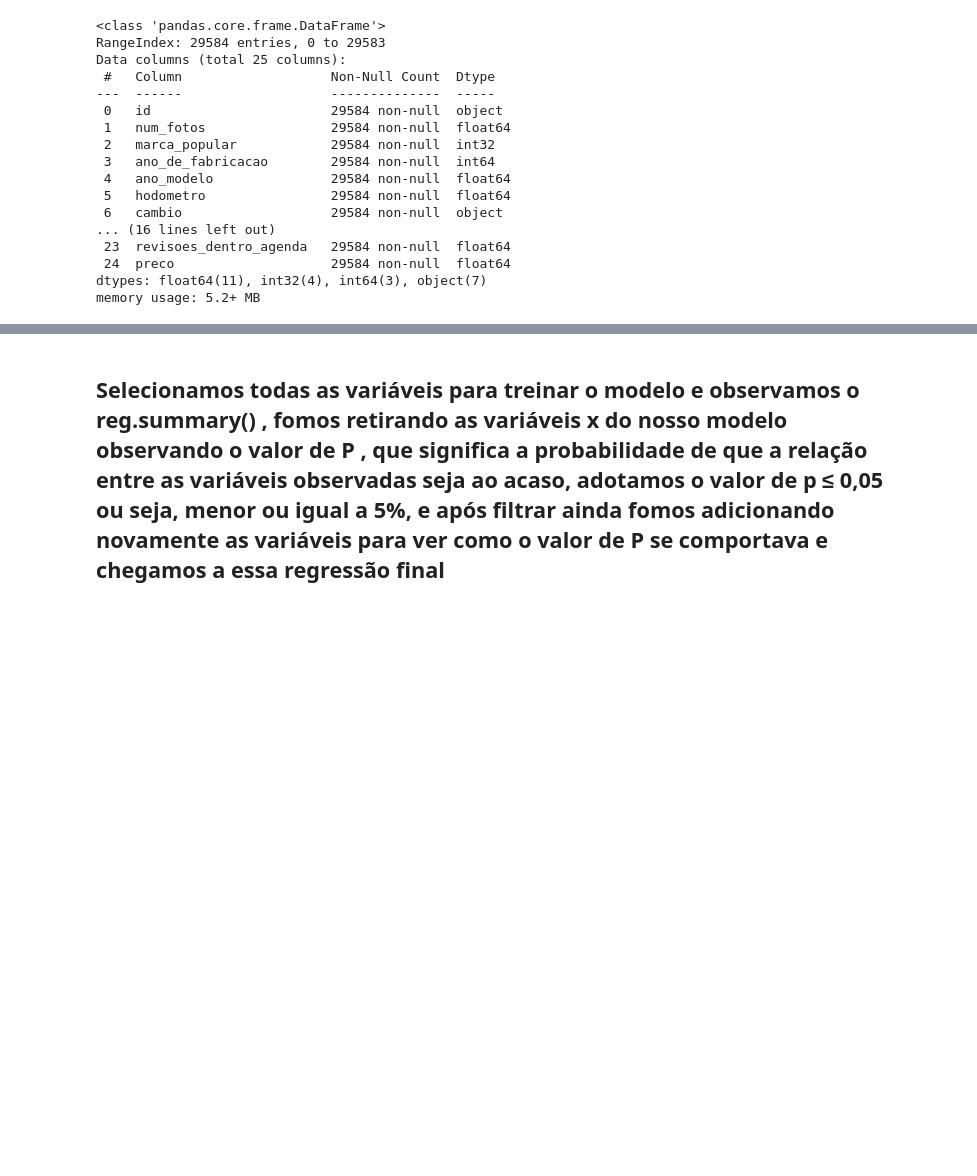
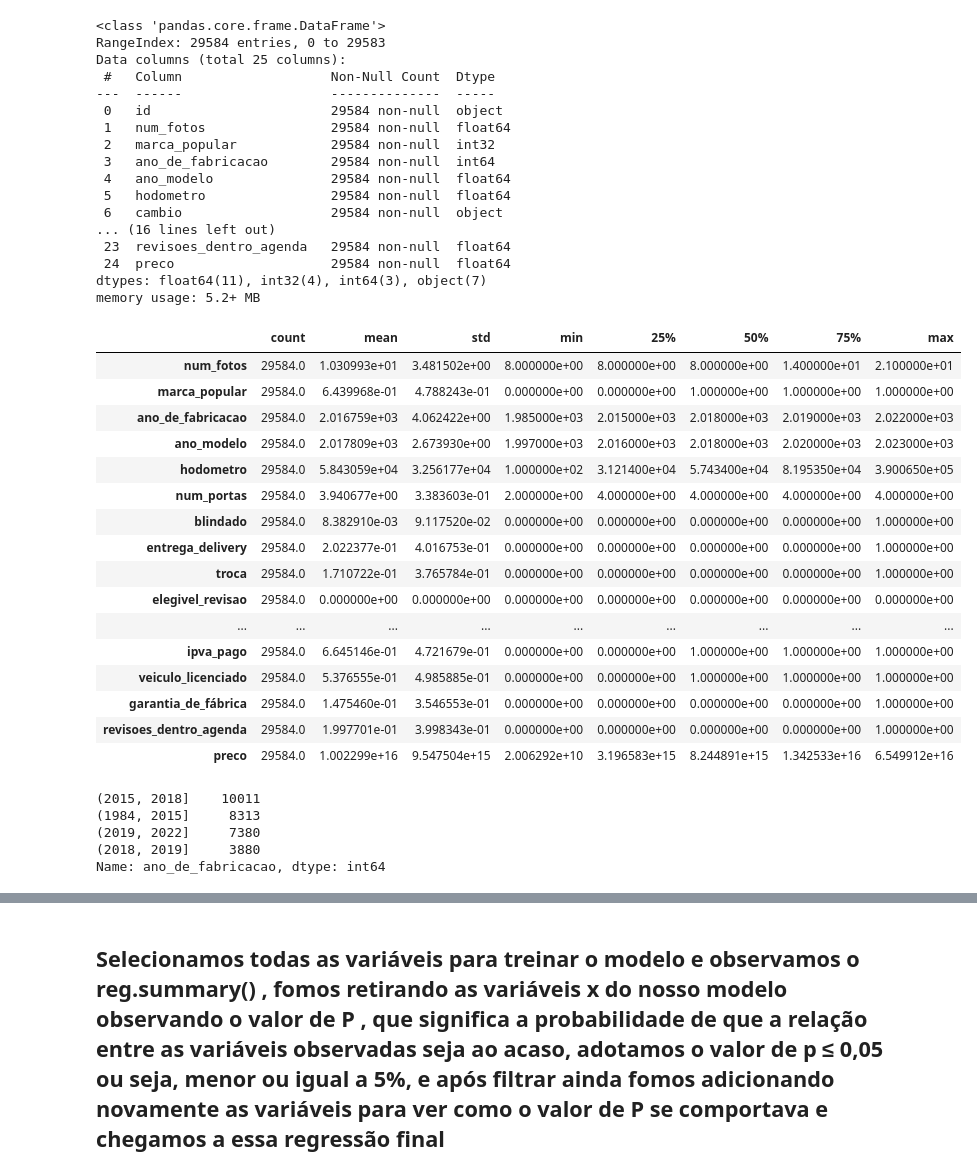
Before and after one commit to felipeeanjos/DESAFIO-CIENTISTA-DE-DADOS, a Jupyter notebook: LH_CD_FELIPE_DOS_ANJOS.ipynb, the cells around one changed output, grey strips where cells are left out. Saved outputs shown, nothing was run; the diff lists cells and outputs as text; code cells hidden in the pictures; blank space fills up the shorter version.

```diff
--- a/LH_CD_FELIPE_DOS_ANJOS.ipynb
+++ b/LH_CD_FELIPE_DOS_ANJOS.ipynb
@@ -525,3 +545,23 @@ Data columns (total 25 columns):
  24  preco                    29584 non-null  float64
 dtypes: float64(11), int32(4), int64(3), object(7)
 memory usage: 5.2+ MB
+# %%
+train_.describe().transpose()
+# %% [output]
+|  | count | mean | std | min | 25% | 50% | 75% | max |
+| num_fotos | 29584.0 | 1.030993e+01 | 3.481502e+00 | 8.000000e+00 | 8.000000e+00 | 8.000000e+00 | 1.400000e+01 | 2.100000e+01 |
+| marca_popular | 29584.0 | 6.439968e-01 | 4.788243e-01 | 0.000000e+00 | 0.000000e+00 | 1.000000e+00 | 1.000000e+00 | 1.000000e+00 |
+| ano_de_fabricacao | 29584.0 | 2.016759e+03 | 4.062422e+00 | 1.985000e+03 | 2.015000e+03 | 2.018000e+03 | 2.019000e+03 | 2.022000e+03 |
+| ano_modelo | 29584.0 | 2.017809e+03 | 2.673930e+00 | 1.997000e+03 | 2.016000e+03 | 2.018000e+03 | 2.020000e+03 | 2.023000e+03 |
+| hodometro | 29584.0 | 5.843059e+04 | 3.256177e+04 | 1.000000e+02 | 3.121400e+04 | 5.743400e+04 | 8.195350e+04 | 3.900650e+05 |
+| num_portas | 29584.0 | 3.940677e+00 | 3.383603e-01 | 2.000000e+00 | 4.000000e+00 | 4.000000e+00 | 4.000000e+00 | 4.000000e+00 |
+| blindado | 29584.0 | 8.382910e-03 | 9.117520e-02 | 0.000000e+00 | 0.000000e+00 | 0.000000e+00 | 0.000000e+00 | 1.000000e+00 |
+| entrega_delivery | 29584.0 | 2.022377e-01 | 4.016753e-01 | 0.000000e+00 | 0.000000e+00 | 0.000000e+00 | 0.000000e+00 | 1.000000e+00 |
+| troca | 29584.0 | 1.710722e-01 | 3.765784e-01 | 0.000000e+00 | 0.000000e+00 | 0.000000e+00 | 0.000000e+00 | 1.000000e+00 |
+| elegivel_revisao | 29584.0 | 0.000000e+00 | 0.000000e+00 | 0.000000e+00 | 0.000000e+00 | 0.000000e+00 | 0.000000e+00 | 0.000000e+00 |
+| ... | ... | ... | ... | ... | ... | ... | ... | ... |
+| ipva_pago | 29584.0 | 6.645146e-01 | 4.721679e-01 | 0.000000e+00 | 0.000000e+00 | 1.000000e+00 | 1.000000e+00 | 1.000000e+00 |
+| veiculo_licenciado | 29584.0 | 5.376555e-01 | 4.985885e-01 | 0.000000e+00 | 0.000000e+00 | 1.000000e+00 | 1.000000e+00 | 1.000000e+00 |
+| garantia_de_fábrica | 29584.0 | 1.475460e-01 | 3.546553e-01 | 0.000000e+00 | 0.000000e+00 | 0.000000e+00 | 0.000000e+00 | 1.000000e+00 |
+| revisoes_dentro_agenda | 29584.0 | 1.997701e-01 | 3.998343e-01 | 0.000000e+00 | 0.000000e+00 | 0.000000e+00 | 0.000000e+00 | 1.000000e+00 |
+| preco | 29584.0 | 1.002299e+16 | 9.547504e+15 | 2.006292e+10 | 3.196583e+15 | 8.244891e+15 | 1.342533e+16 | 6.549912e+16 |
@@ -528,3 +576,11 @@ memory usage: 5.2+ MB
+# %%
+train_.ano_de_fabricacao.value_counts()
+# %% [output]
+(2015, 2018]    10011
+(1984, 2015]     8313
+(2019, 2022]     7380
+(2018, 2019]     3880
+Name: ano_de_fabricacao, dtype: int64
 # %%
 reg = smf.ols('preco ~ marca_popular+tipo+hodometro+veiculo_único_dono',train_).fit()
 # %%
```
Also changed, not shown: parts of 46 cells of this notebook.
